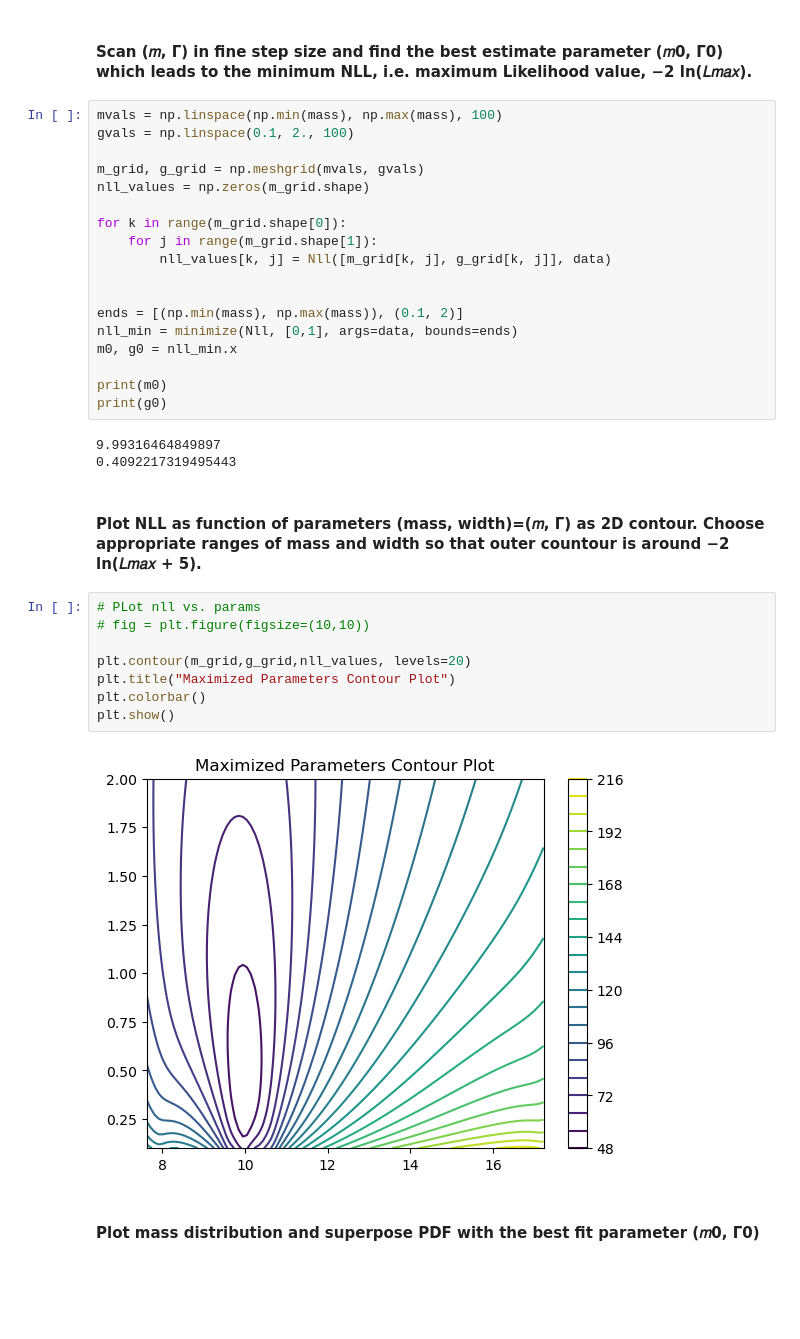
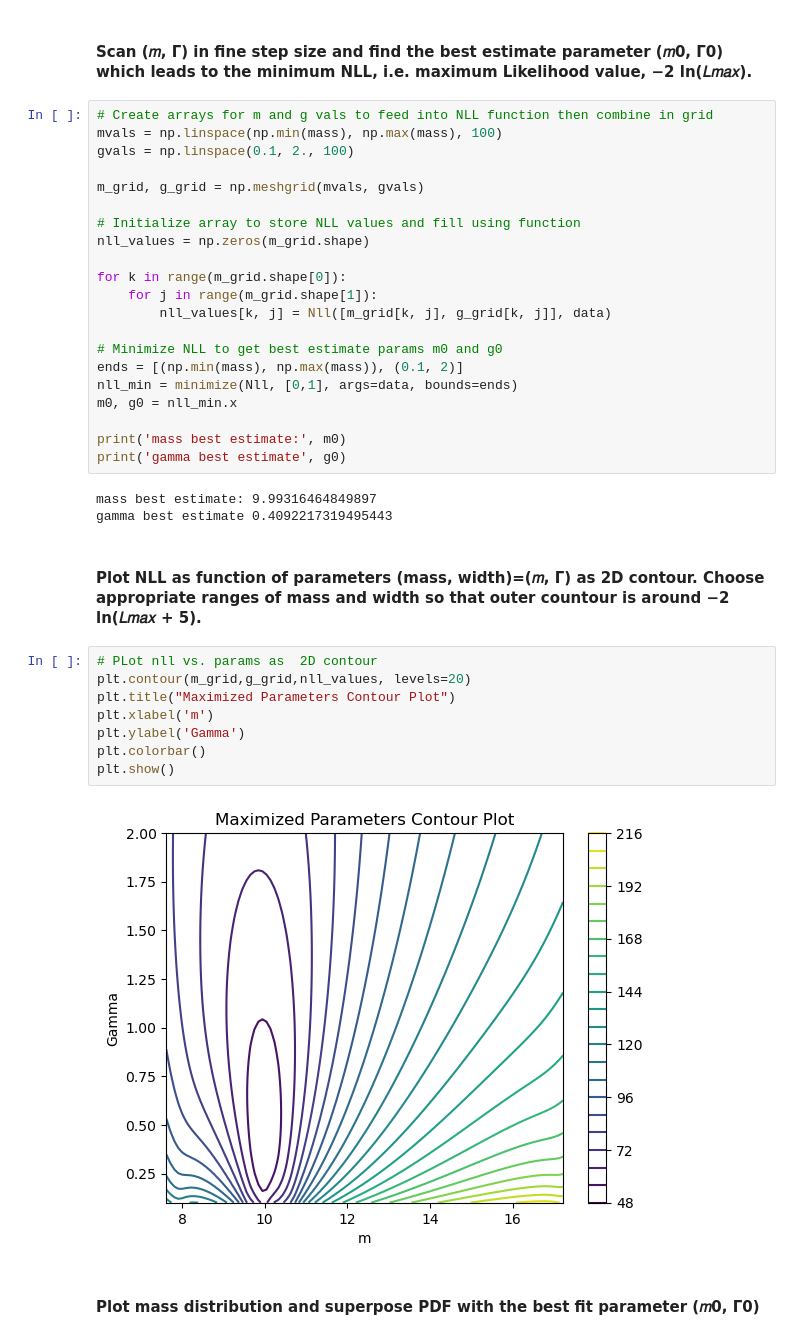
Before and after one commit to kmdao/434, a Jupyter notebook: Lab 4/lab4_Dao.ipynb, the cells around one changed output. Saved outputs shown, nothing was run; the diff lists cells and outputs as text; blank space fills up the shorter version.

```diff
--- a/Lab 4/lab4_Dao.ipynb
+++ b/Lab 4/lab4_Dao.ipynb
@@ -124,38 +123,41 @@ def Nll(params, d):
 # %% [markdown]
 #### Scan (𝑚, Γ) in fine step size and find the best estimate parameter (𝑚0, Γ0) which leads to the minimum NLL, i.e. maximum Likelihood value, −2 ln(𝐿𝑚𝑎𝑥).
 # %%
+# Create arrays for m and g vals to feed into NLL function then combine in grid
 mvals = np.linspace(np.min(mass), np.max(mass), 100)
 gvals = np.linspace(0.1, 2., 100)
 
 m_grid, g_grid = np.meshgrid(mvals, gvals)
+
+# Initialize array to store NLL values and fill using function
 nll_values = np.zeros(m_grid.shape)
 
 for k in range(m_grid.shape[0]):
     for j in range(m_grid.shape[1]):
         nll_values[k, j] = Nll([m_grid[k, j], g_grid[k, j]], data)
 
-
+# Minimize NLL to get best estimate params m0 and g0
 ends = [(np.min(mass), np.max(mass)), (0.1, 2)]
 nll_min = minimize(Nll, [0,1], args=data, bounds=ends)
 m0, g0 = nll_min.x
 
-print(m0)
-print(g0)
+print('mass best estimate:', m0)
+print('gamma best estimate', g0)
 # %% [output]
-9.99316464849897
-0.4092217319495443
+mass best estimate: 9.99316464849897
+gamma best estimate 0.4092217319495443
 # %% [markdown]
 #### Plot NLL as function of parameters (mass, width)=(𝑚, Γ) as 2D contour. Choose appropriate ranges of mass and width so that outer countour is around −2 ln(𝐿𝑚𝑎𝑥 + 5).
 # %%
-# PLot nll vs. params
-# fig = plt.figure(figsize=(10,10))
-
+# PLot nll vs. params as  2D contour
 plt.contour(m_grid,g_grid,nll_values, levels=20)
 plt.title("Maximized Parameters Contour Plot")
+plt.xlabel('m')
+plt.ylabel('Gamma')
 plt.colorbar()
 plt.show()
 # %% [output]
-[figure, old version]
+[figure, new version]
 # %% [markdown]
 #### Plot mass distribution and superpose PDF with the best fit parameter (𝑚0, Γ0)
 # %%
```
Also changed, not shown: parts of 8 cells of this notebook, 1 other file.
